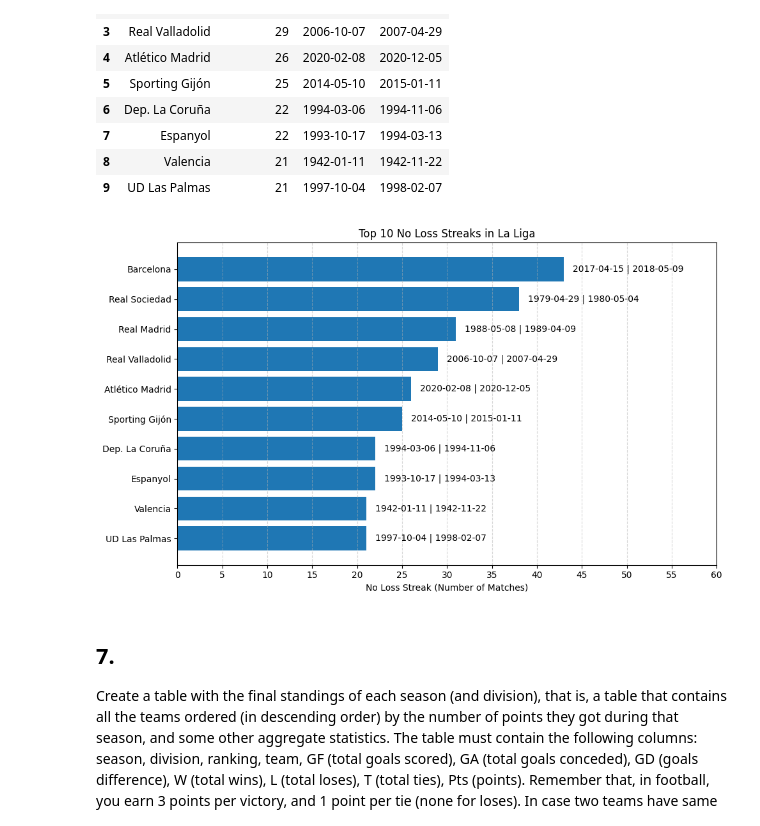
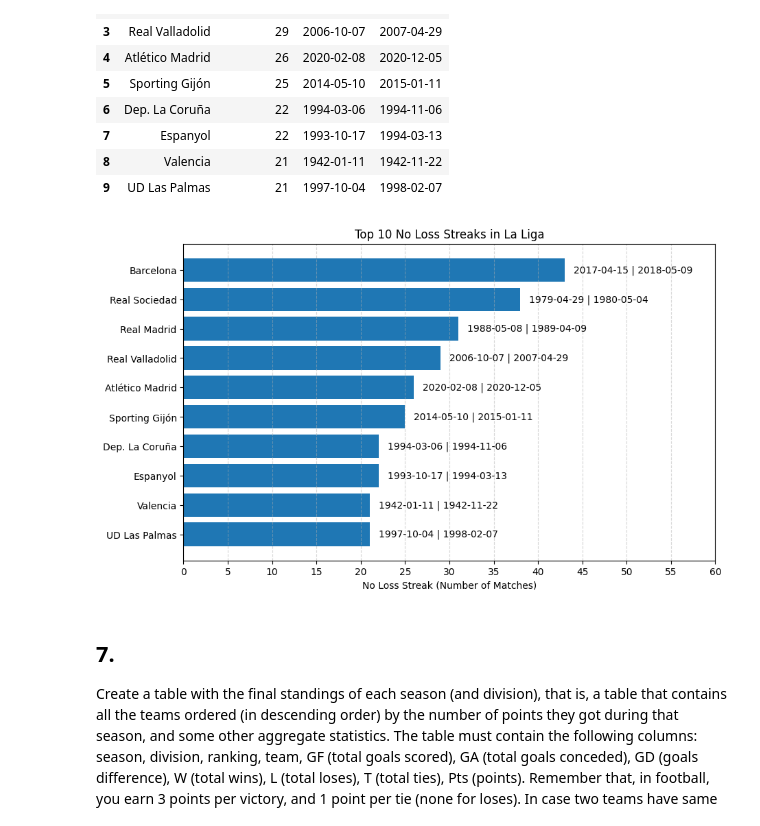
Before and after one commit to AbelBR1997/la-quiniela-main-OriolOmarAbel, a Jupyter notebook: analysis/LaLigaDataAnalysis.ipynb, the cells around one changed output. Saved outputs shown, nothing was run; the diff lists cells and outputs as text; code cells hidden in the pictures.

```diff
--- a/analysis/LaLigaDataAnalysis.ipynb
+++ b/analysis/LaLigaDataAnalysis.ipynb
@@ -511,31 +555,36 @@ df_teams
 | 8 | Valencia | 21 | 1942-01-11 | 1942-11-22 |
 | 9 | UD Las Palmas | 21 | 1997-10-04 | 1998-02-07 |
 # %%
+# Using the last cell dataframe to obtain the graph asked by the exercise
+
+# Creating a horizontal bar plot and setting the size
 fig, ax = plt.subplots(figsize=(10, 6))
 
+# Exctracting the data to represent
 teams = df_teams['team'].tolist()
 y_pos = np.arange(len(teams))
 performance = df_teams['maxstreak'].tolist()
 initialdates = df_teams['startdate'].dt.date.tolist()
 finaldates = df_teams['enddate'].dt.date.tolist()
 
+# Specifying the graph characteristics (the horizontal bars, the ticks, the labels,...)
 bars = ax.barh(y_pos, performance, align='center')
 ax.set_yticks(y_pos, labels=teams)
 ax.invert_yaxis()
 ax.set_xlabel('No Loss Streak (Number of Matches)')
 ax.set_xticks(np.arange(0,61,5))
 ax.set_title('Top 10 No Loss Streaks in La Liga')
 
+# Adding text annotations to each bar showing start and end dates
 for bar, initialdate, finaldate in zip(bars, initialdates, finaldates):
     ax.text(bar.get_width()+1, bar.get_y() + bar.get_height()/2, f'{initialdate} | {finaldate}', va='center')
 
-
+# Adding gridlines along the x-axis
 ax.grid(axis='x', linestyle='--', alpha=0.5)
 
-plt.tight_layout()  # Adjust layout to prevent clipping of labels
 plt.show()
 # %% [output]
-[figure, old version]
+[figure, new version]
 # %% [markdown]
 ## 7.
 Create a table with the final standings of each season (and division), that is, a table that contains all the teams ordered (in descending order) by the number of points they got during that season, and some other aggregate statistics. The table must contain the following columns: season, division, ranking, team, GF (total goals scored), GA (total goals conceded), GD (goals difference), W (total wins), L (total loses), T (total ties), Pts (points). Remember that, in football, you earn 3 points per victory, and 1 point per tie (none for loses). In case two teams have same number of points, order by GD (descending), and then by GF (also descending). Order the table so that standings of one season come before standings of previous one, and standings of 1st division come before standings of 2nd division.
```
Also changed, not shown: parts of 5 cells of this notebook, 5 other files.
